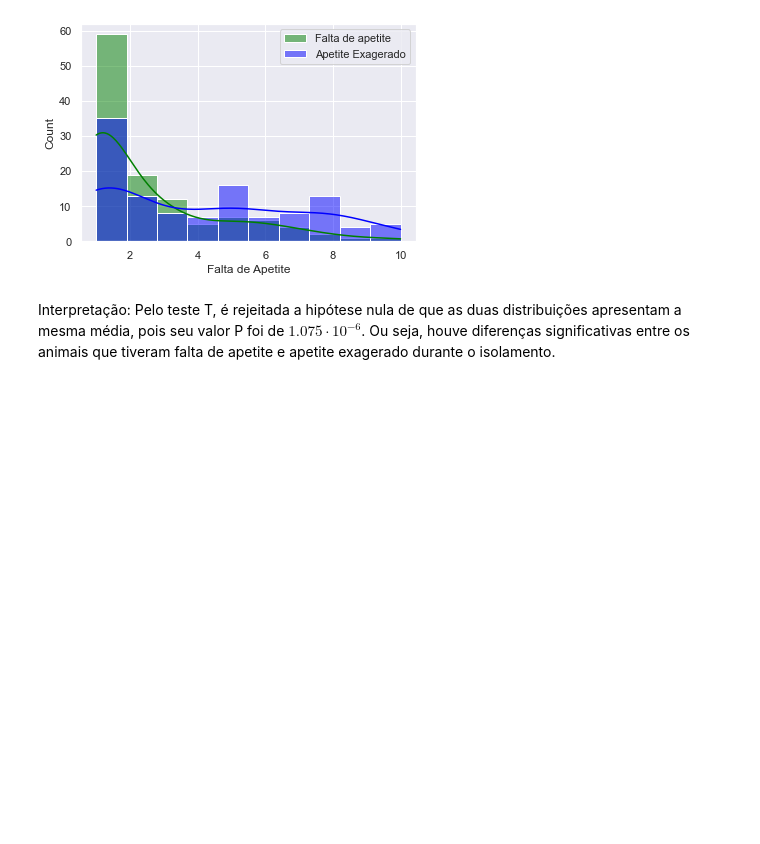
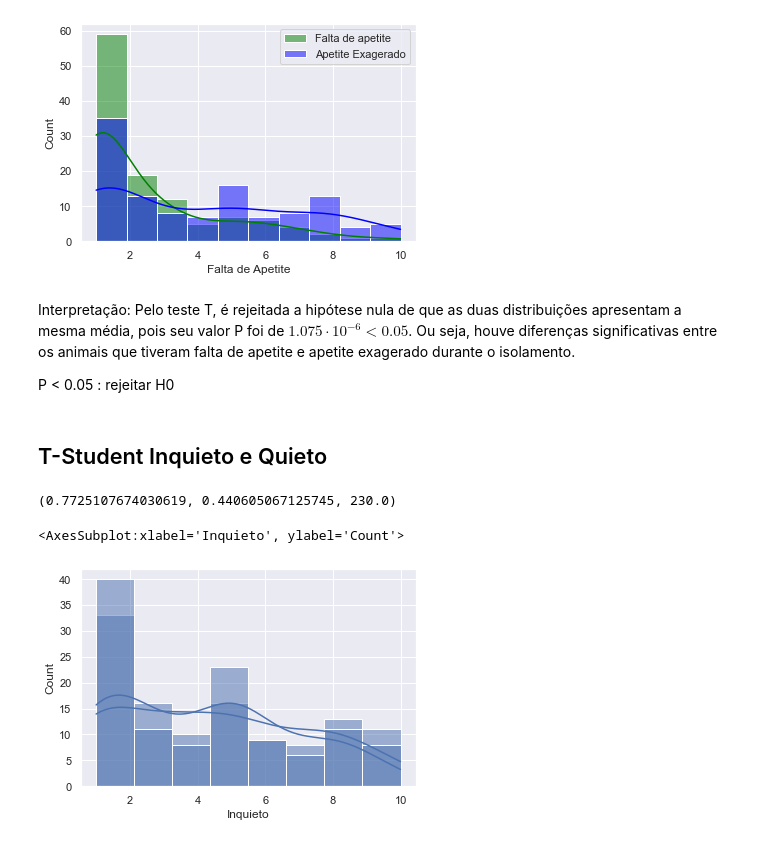
Before and after one commit to josuemontalvao/pibic_test, a Jupyter notebook: analise.ipynb, the cells around one changed output. Drawn from its saved outputs; the diff is of its cells as text; code cells hidden in the pictures; blank space fills up the shorter version.

```diff
--- a/analise.ipynb
+++ b/analise.ipynb
@@ -147,4 +231,26 @@ plt.show()
 # %% [output]
 [figure]
 # %% [markdown]
-Interpretação: Pelo teste T, é rejeitada a hipótese nula de que as duas distribuições apresentam a mesma média, pois seu valor P foi de $1.075\cdot 10^{-6}$. Ou seja, houve diferenças significativas entre os animais que tiveram falta de apetite e apetite exagerado durante o isolamento.
+Interpretação: Pelo teste T, é rejeitada a hipótese nula de que as duas distribuições apresentam a mesma média, pois seu valor P foi de $1.075\cdot 10^{-6} < 0.05$. Ou seja, houve diferenças significativas entre os animais que tiveram falta de apetite e apetite exagerado durante o isolamento.
+
+P < 0.05 : rejeitar H0
+# %% [markdown]
+## T-Student Inquieto e Quieto
+# %%
+inq = df.columns[15]
+qui = df.columns[16]
+# %%
+inquieto = df[inq]
+quieto = df[qui]
+inquieto.name = 'Inquieto'
+quieto.name = 'Quieto'
+# %%
+ttest_ind(inquieto, quieto, alternative='two-sided')
+# %% [output]
+(0.7725107674030619, 0.440605067125745, 230.0)
+# %%
+sns.histplot(inquieto, kde=True)
+sns.histplot(quieto, kde=True)
+# %% [output]
+<AxesSubplot:xlabel='Inquieto', ylabel='Count'>
+[figure, added]
```
Also changed, not shown: parts of 25 cells of this notebook.
